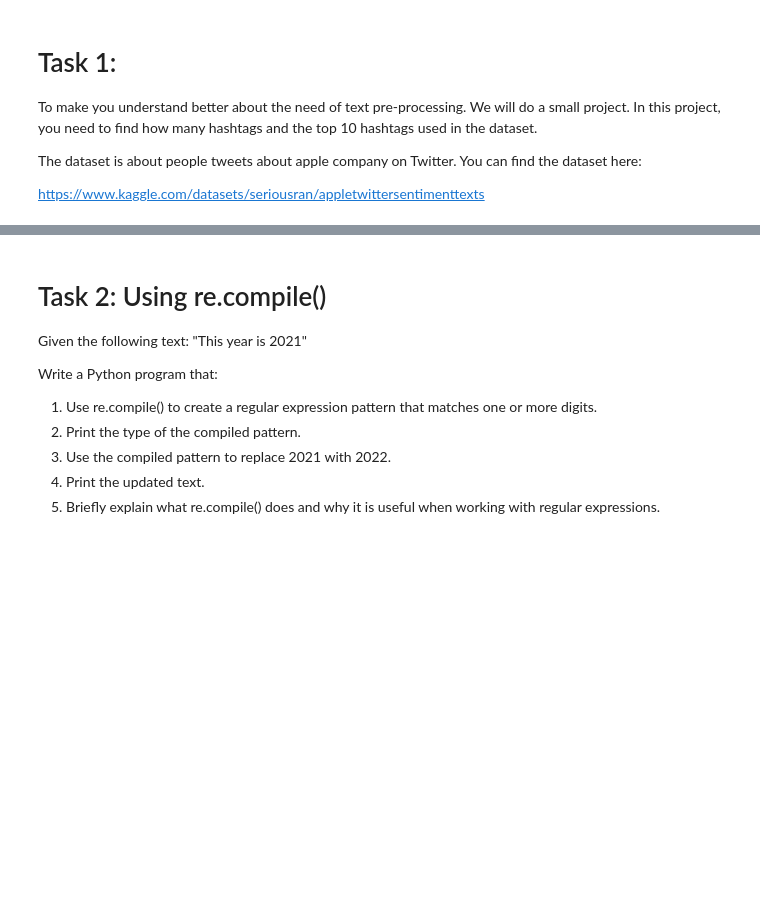
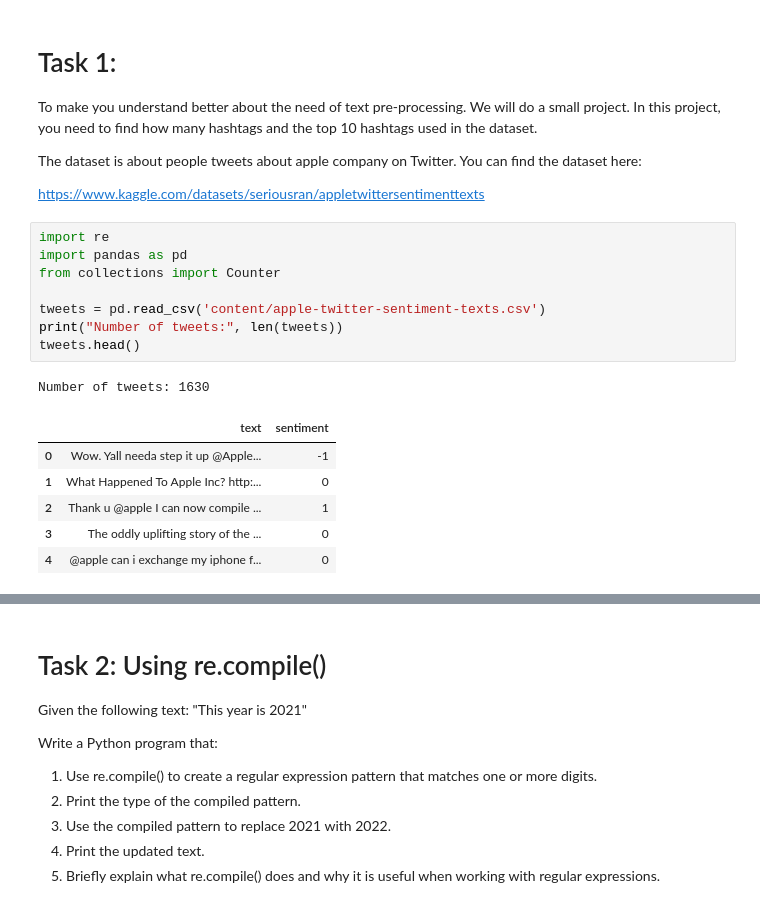
Before and after one commit to Ar3enn/NLP, a Jupyter notebook: Lab02/Lab2_Text_pre_processing_&_regular_expressions-2.ipynb, the cells around one changed output, grey strips where cells are left out. Cells and saved outputs as stored; diff of their text form; blank space fills up the shorter version.

```diff
--- a/Lab02/Lab2_Text_pre_processing_&_regular_expressions-2.ipynb
+++ b/Lab02/Lab2_Text_pre_processing_&_regular_expressions-2.ipynb
@@ -492,3 +470,19 @@ To make you understand better about the need of text pre-processing. We will do
 The dataset is about people tweets about apple company on Twitter. You can find the dataset here:
 
 https://www.kaggle.com/datasets/seriousran/appletwittersentimenttexts
+# %%
+import re
+import pandas as pd
+from collections import Counter
+
+tweets = pd.read_csv('content/apple-twitter-sentiment-texts.csv')
+print("Number of tweets:", len(tweets))
+tweets.head()
+# %% [output]
+Number of tweets: 1630
+|  | text | sentiment |
+| 0 | Wow. Yall needa step it up @Apple... | -1 |
+| 1 | What Happened To Apple Inc? http:... | 0 |
+| 2 | Thank u @apple I can now compile ... | 1 |
+| 3 | The oddly uplifting story of the ... | 0 |
+| 4 | @apple can i exchange my iphone f... | 0 |
```
Also changed, not shown: parts of 16 cells of this notebook, 11 other files.
